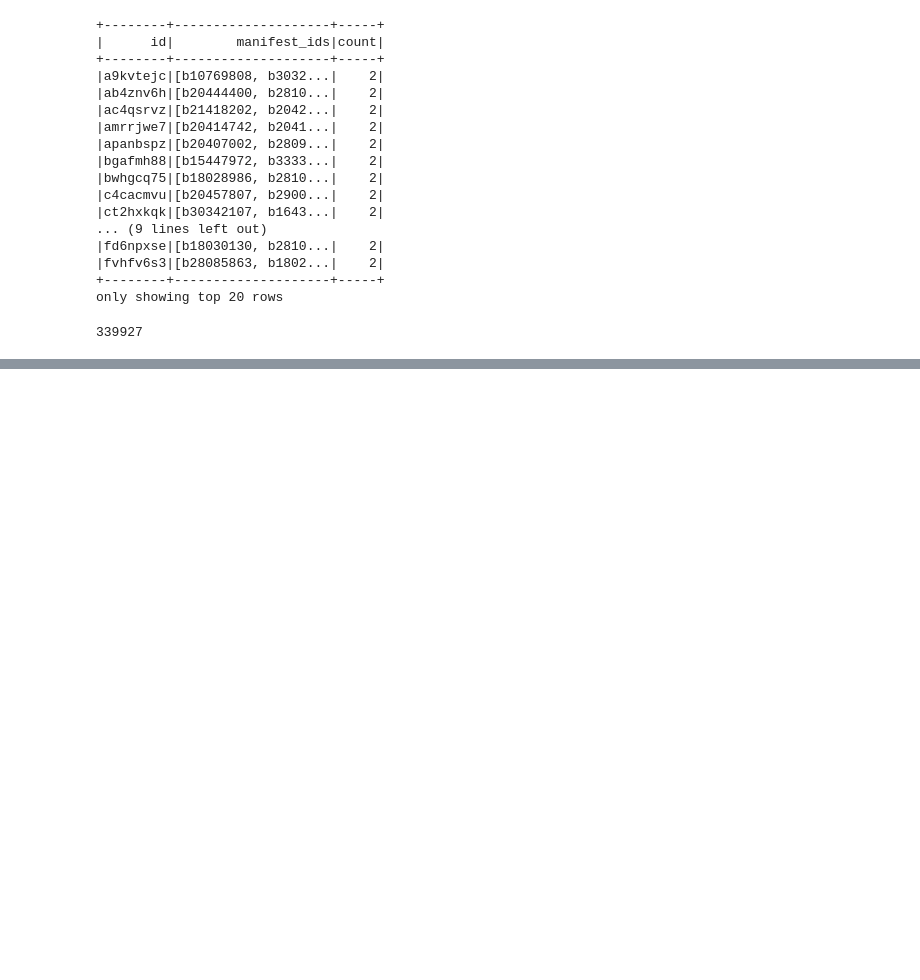
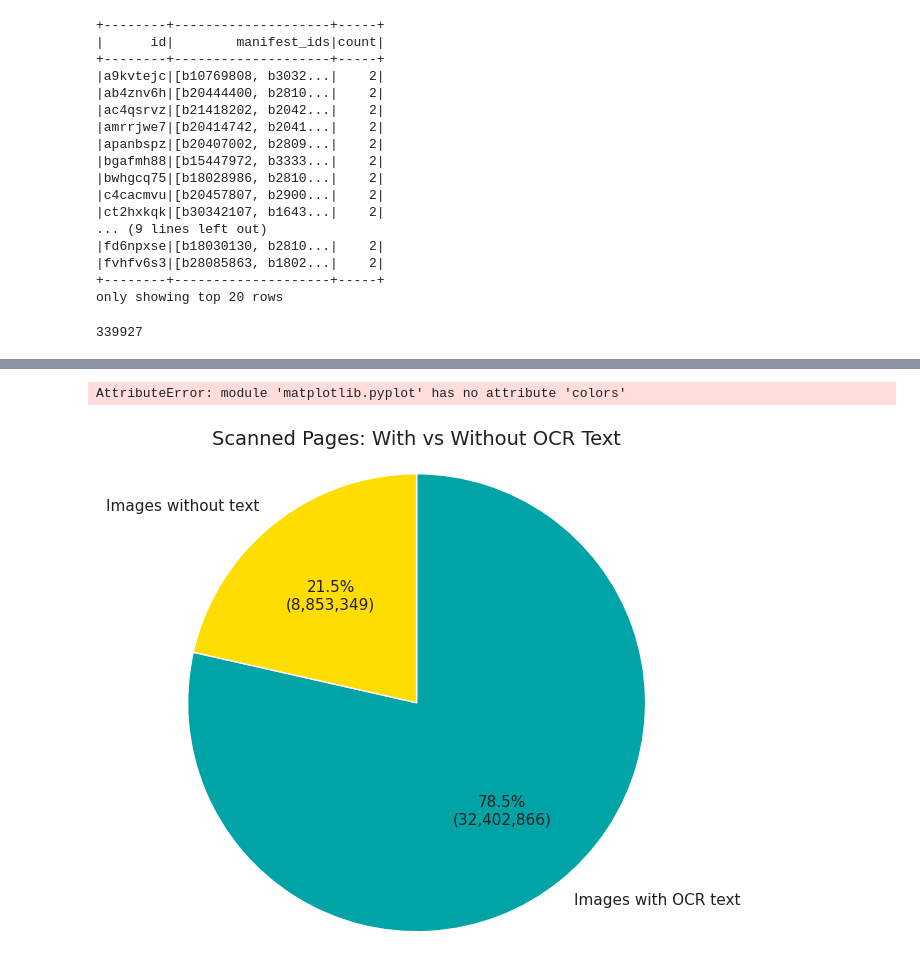
Before and after one commit to danniesim/wc_simd, a Jupyter notebook: notebooks/iiif_manifest_pages.ipynb, the cells around one changed output, grey strips where cells are left out. Cells and saved outputs as stored; diff of their text form; code cells hidden in the pictures; blank space fills up the shorter version.

```diff
--- a/notebooks/iiif_manifest_pages.ipynb
+++ b/notebooks/iiif_manifest_pages.ipynb
@@ -484,0 +711,69 @@ spark.table("iiif_manifests").count()
+# %%
+# Pie chart: images with OCR text vs images without text rendering (Wellcome Collection brand colors)
+import matplotlib.pyplot as plt
+from pyspark.sql import functions as F
+
+# Wellcome Collection brand-inspired palette (teal & yellow) + optional neutrals
+BRAND_TEAL = '#00A4A7'
+BRAND_YELLOW = '#FFDD00'
+BRAND_DARK = '#231F20'  # near-black used in some assets
+
+# Ensure required DataFrames are available (load from tables if variables missing)
+if 'overlap_df' not in globals():
+    overlap_df = spark.table('manifests_with_images_and_text')
+if 'works_with_images_no_text_df' not in globals():
+    works_with_images_no_text_df = spark.table('manifests_with_images_no_text')
+
+# Compute totals safely
+with_text_row = overlap_df.select(F.sum(F.size(F.col('image_ids'))).alias('total')).collect()[0]
+without_text_row = works_with_images_no_text_df.select(F.sum(F.size(F.col('image_ids'))).alias('total')).collect()[0]
+
+total_image_ids_with_text = int(with_text_row['total'] or 0)
+_total_pages_without_text = int(without_text_row['total'] or 0)
+
+# Guard against zero total
+grand_total = total_image_ids_with_text + _total_pages_without_text
+if grand_total == 0:
+    print('No image/page counts available to plot.')
+else:
+    labels = ['Images with OCR text', 'Images without text']
+    sizes = [total_image_ids_with_text, _total_pages_without_text]
+    # Use teal for "with text" (positive) and yellow for "without text" (attention)
+    colors = [BRAND_TEAL, BRAND_YELLOW]
+
+    fig, ax = plt.subplots(figsize=(6.5, 6.5))
+    fig.set_facecolor('white')
+
+    def autopct_fmt(pct):
+        absolute = int(round(pct/100.0 * grand_total))
+        return f"{pct:.1f}%\n({absolute:,})"
+
+    wedges, texts, autotexts = ax.pie(
+        sizes,
+        labels=labels,
+        colors=colors,
+        autopct=autopct_fmt,
+        startangle=90,
+        counterclock=False,
+        wedgeprops={'edgecolor': 'white', 'linewidth': 1.0},
+        textprops={'color': BRAND_DARK, 'fontsize': 11}
+    )
+    ax.axis('equal')
+    ax.set_title('Scanned Pages: With vs Without OCR Text', fontsize=14, color=BRAND_DARK)
+
+    # Improve autopct text contrast on yellow slice
+    for w, t in zip(wedges, autotexts):
+        if w.get_facecolor()[0:3] == plt.colors.to_rgb(BRAND_YELLOW):  # crude match
+            t.set_color(BRAND_DARK)
+        t.set_fontsize(10)
+
+    plt.show()
+
+    print(f"Images/pages with OCR text   : {total_image_ids_with_text:,}")
+    print(f"Images/pages without OCR text: {_total_pages_without_text:,}")
+    print(f"Grand total                  : {grand_total:,}")
+    pct_without = (_total_pages_without_text / grand_total * 100) if grand_total else 0
+    print(f"% without text               : {pct_without:.2f}%")
+# %% [output]
+AttributeError: module 'matplotlib.pyplot' has no attribute 'colors'
+[figure, added]
```
Also changed, not shown: parts of 17 cells of this notebook, 1 other file.
